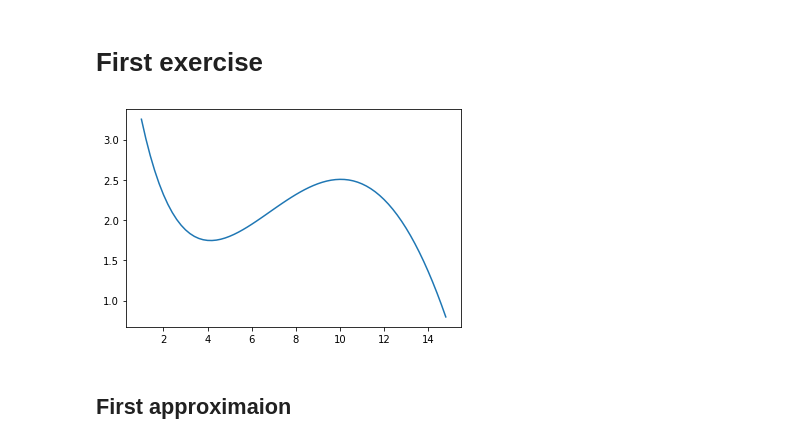
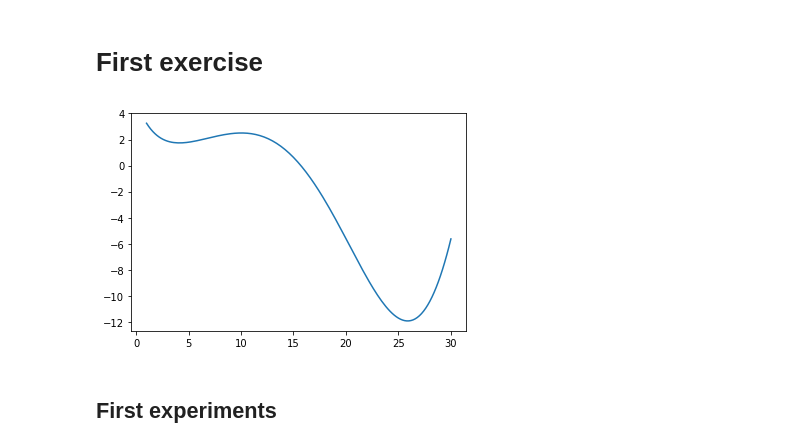
Before and after one commit to IljaZakharov/MIPTMachineLearning, a Jupyter notebook: W3/homework/Homework.ipynb, the cells around one changed output. Drawn from its saved outputs; the diff is of its cells as text; code cells hidden in the pictures.

```diff
--- a/W3/homework/Homework.ipynb
+++ b/W3/homework/Homework.ipynb
@@ -11,12 +12,14 @@ from matplotlib import pylab as plt
 # %%
 def myf(x):
     return np.sin(x / 5) * np.exp(x / 10) + 5 * np.exp(-x / 2)
+# %%
+myrange = (1, 30)
 # %%
-xs = np.arange(1, 15, 0.2)
+xs = np.append(np.arange(*myrange, 0.2,), 30)
 fs = [myf(x) for x in xs]
 plt.plot(xs, fs)
 plt.show()
 # %% [output]
-[figure, old version]
+[figure, new version]
 # %% [markdown]
-## First approximaion
+## First experiments
```
Also changed, not shown: parts of 19 cells of this notebook, 3 other files.
